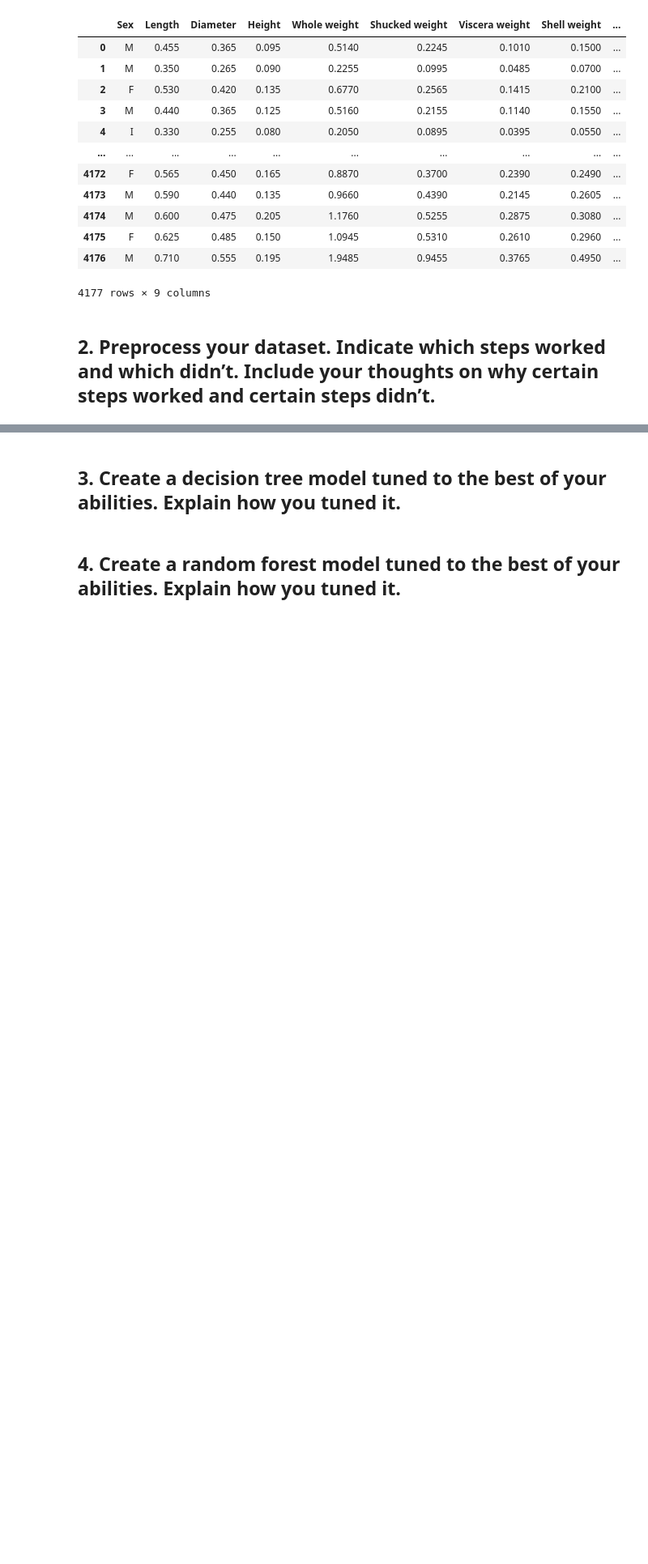
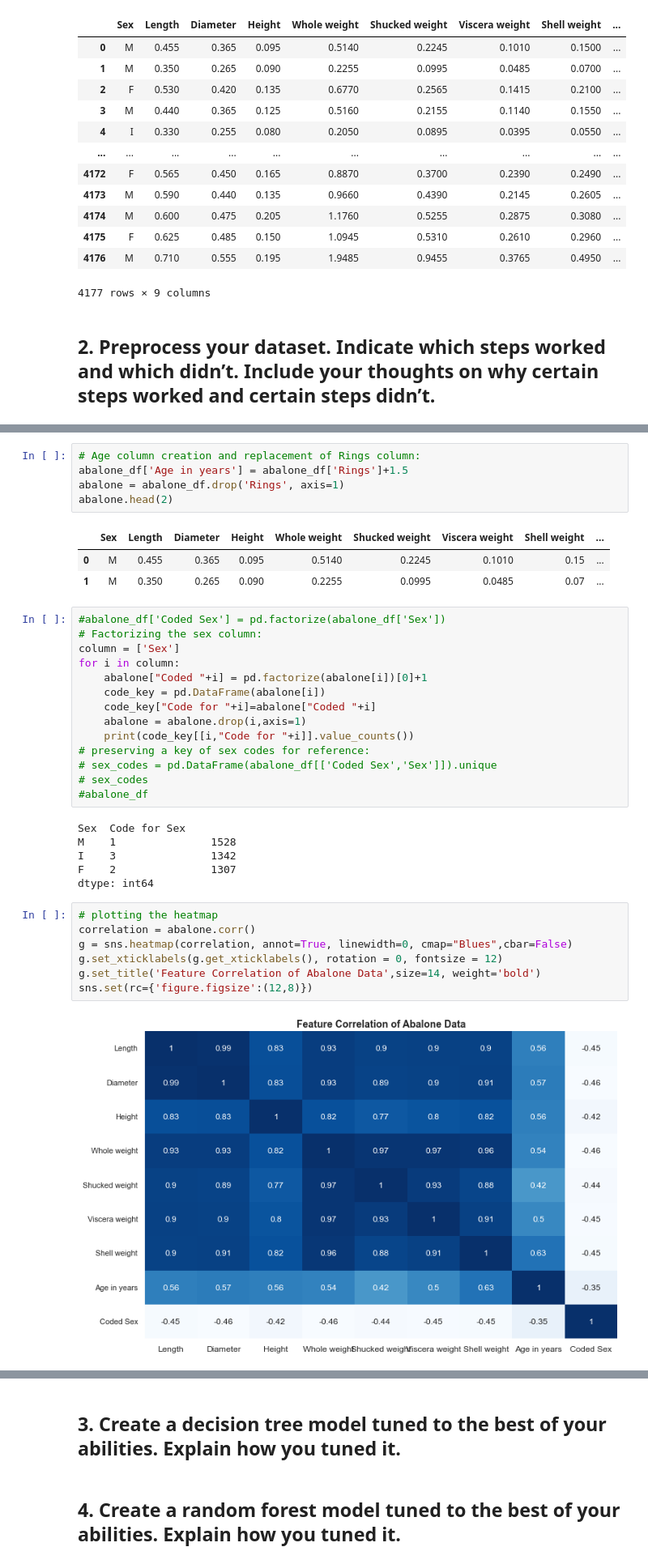
Before and after one commit to N-J-Miller/Week_17, a Jupyter notebook: Week_17_Homework.ipynb, the cells around one changed output, grey strips where cells are left out. Shown: that part at 81% size. Cells and saved outputs as stored; diff of their text form; blank space fills up the shorter version.

```diff
--- a/Week_17_Homework.ipynb
+++ b/Week_17_Homework.ipynb
@@ -110,0 +152,38 @@ dtype: float64
+# %%
+# Age column creation and replacement of Rings column:
+abalone_df['Age in years'] = abalone_df['Rings']+1.5
+abalone = abalone_df.drop('Rings', axis=1)
+abalone.head(2)
+# %% [output]
+|  | Sex | Length | Diameter | Height | Whole weight | Shucked weight | Viscera weight | Shell weight | ... |
+| 0 | M | 0.455 | 0.365 | 0.095 | 0.5140 | 0.2245 | 0.1010 | 0.15 | ... |
+| 1 | M | 0.350 | 0.265 | 0.090 | 0.2255 | 0.0995 | 0.0485 | 0.07 | ... |
+# %%
+#abalone_df['Coded Sex'] = pd.factorize(abalone_df['Sex'])
+# Factorizing the sex column:
+column = ['Sex']
+for i in column:
+    abalone["Coded "+i] = pd.factorize(abalone[i])[0]+1
+    code_key = pd.DataFrame(abalone[i])
+    code_key["Code for "+i]=abalone["Coded "+i]
+    abalone = abalone.drop(i,axis=1)
+    print(code_key[[i,"Code for "+i]].value_counts())
+# preserving a key of sex codes for reference:
+# sex_codes = pd.DataFrame(abalone_df[['Coded Sex','Sex']]).unique
+# sex_codes
+#abalone_df
+# %% [output]
+Sex  Code for Sex
+M    1               1528
+I    3               1342
+F    2               1307
+dtype: int64
+# %%
+# plotting the heatmap
+correlation = abalone.corr()
+g = sns.heatmap(correlation, annot=True, linewidth=0, cmap="Blues",cbar=False)
+g.set_xticklabels(g.get_xticklabels(), rotation = 0, fontsize = 12)
+g.set_title('Feature Correlation of Abalone Data',size=14, weight='bold')
+sns.set(rc={'figure.figsize':(12,8)})
+# %% [output]
+[figure, added]
```
Also changed, not shown: parts of 10 cells of this notebook.
